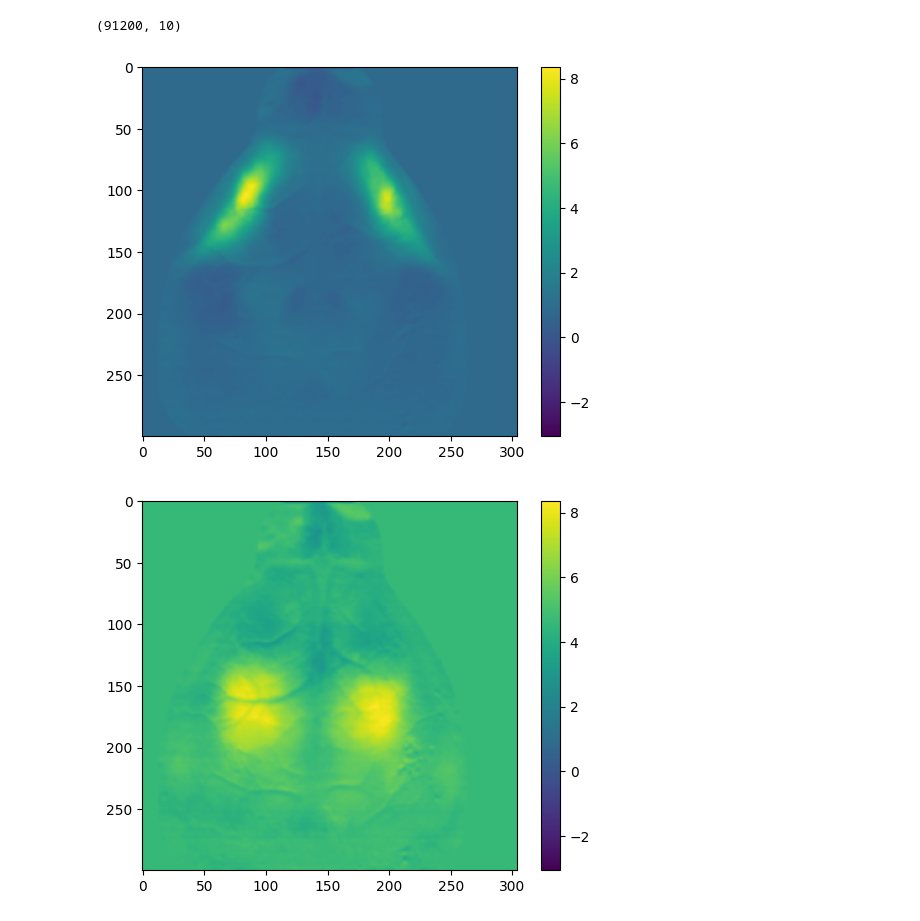
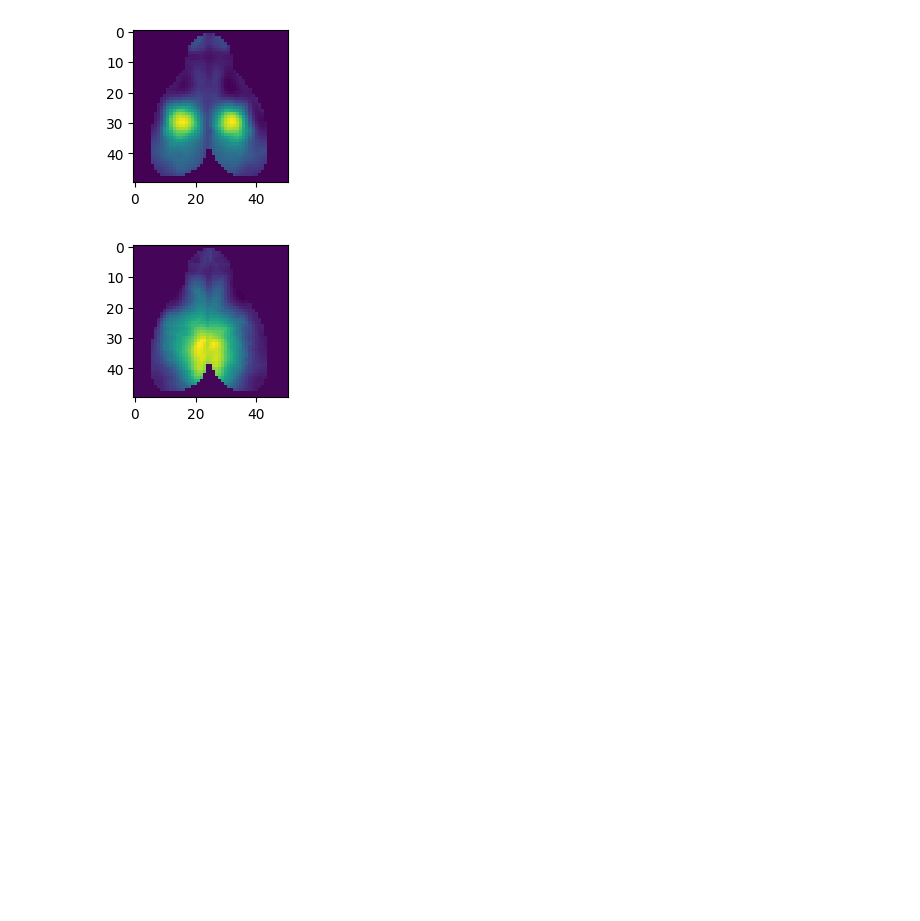
Before and after one commit to alteriis/calcium_dynamics, a Jupyter notebook: compute/Compute ICA.ipynb, the cells around one changed output. Cells and saved outputs as stored; diff of their text form; code cells hidden in the pictures; blank space fills up the shorter version.

Commit message:
changed notebooks to perform analyses

```diff
--- a/compute/Compute ICA.ipynb
+++ b/compute/Compute ICA.ipynb
@@ -12,0 +37,13 @@ from sklearn.decomposition import FastICA
+# %%
+mask_dict = np.load(r"/home/k21208334/calcium_analyses/data/Tight_Mask_Dict.npy", allow_pickle=True)[()]
+
+array_indicies = np.array(mask_dict['indicies'])
+
+image = np.ravel(np.zeros((300,304)))
+image[array_indicies]=1
+plt.imshow(np.reshape(image,(300,304)))
+
+downsampled_tight_mask = block_reduce(np.reshape(image,(300,304)), block_size=(6,6), func=np.min)
+plt.imshow(downsampled_tight_mask)
+
+final_mask = downsampled_tight_mask>0
@@ -35,4 +106,7 @@ array([[0., 0., 0., ..., 0., 0., 0.],
 # %%
-X = sample.reshape((300*304,n))
-model = FastICA(n_components = n_comp)
-S = model.fit_transform(np.transpose(X)) # started 10.04
+now = datetime.datetime.now()
+print("end loading:", now.time())
+
+n_comp = 15
+model = FastICA(n_components = n_comp,whiten='unit-variance')
+S = model.fit_transform(np.transpose(concatenated_signals)) # started 10.04
@@ -39,15 +115,21 @@ S = model.fit_transform(np.transpose(X)) # started 10.04
 # %%
-a = model.mixing_
-a.shape
+now = datetime.datetime.now()
+print("end:", now.time())
-# %% [output]
-(91200, 10)
+# %%
+components = model.mixing_
+np.save('/home/k21208334/calcium_analyses/data/ICA/signals_n=' + str(n_comp) + '.npy',S)
+np.save('/home/k21208334/calcium_analyses/data/ICA/components_n=' + str(n_comp) + '.npy',components)
+# %%
+def plot_centrality(degree,H,W,good_indices,mi,ma):
+    degree_all = np.zeros(H*W)
+    degree_all[good_indices] = degree
+    fig,ax = plt.subplots()
+    ax.imshow(np.reshape(degree_all,(H,W)),vmin=mi,vmax=ma)
+    return fig
 # %%
 for i in range(n_comp):
-    fig,axx = plt.pyplot.subplots()
-    axx.imshow(a[:,i].reshape((300,304)))
-    m = plt.cm.ScalarMappable()
-    m.set_clim(vmin=a.min(), vmax=a.max())
-    fig.colorbar(m,ax=axx)
+    fig = plot_centrality(components[:,i],H,W,good_indices,components[:,i].min(),components[:,i].max())
+    fig.set_size_inches(2,2)
 # %% [output]
-[figure, old version]
+[figure, new version]
-[figure, old version]
+[figure, new version]
```
Also changed, not shown: parts of 10 cells of this notebook, 7 other files.
